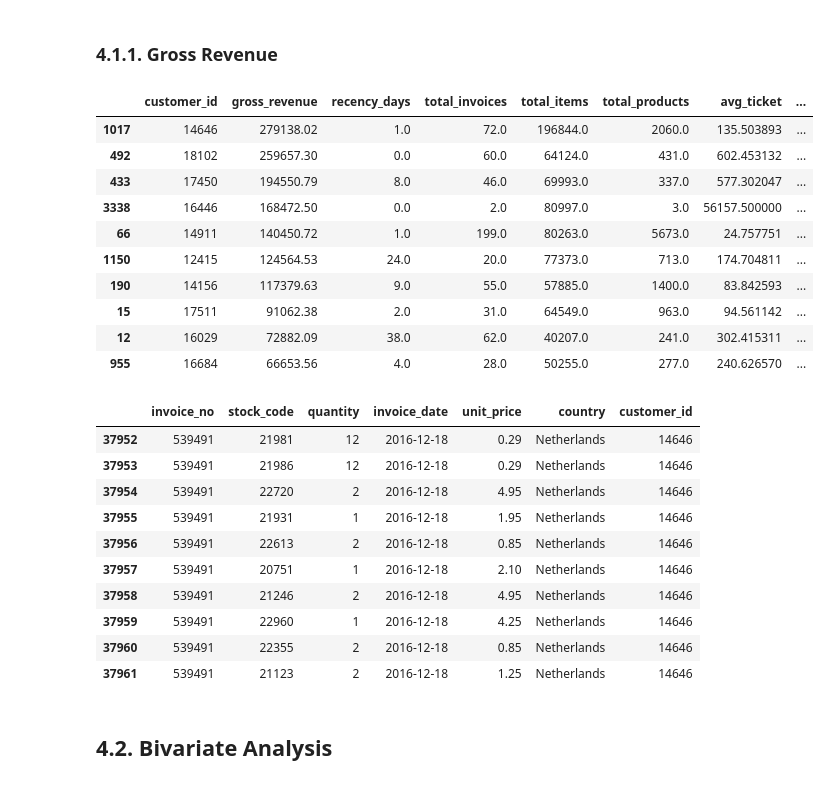
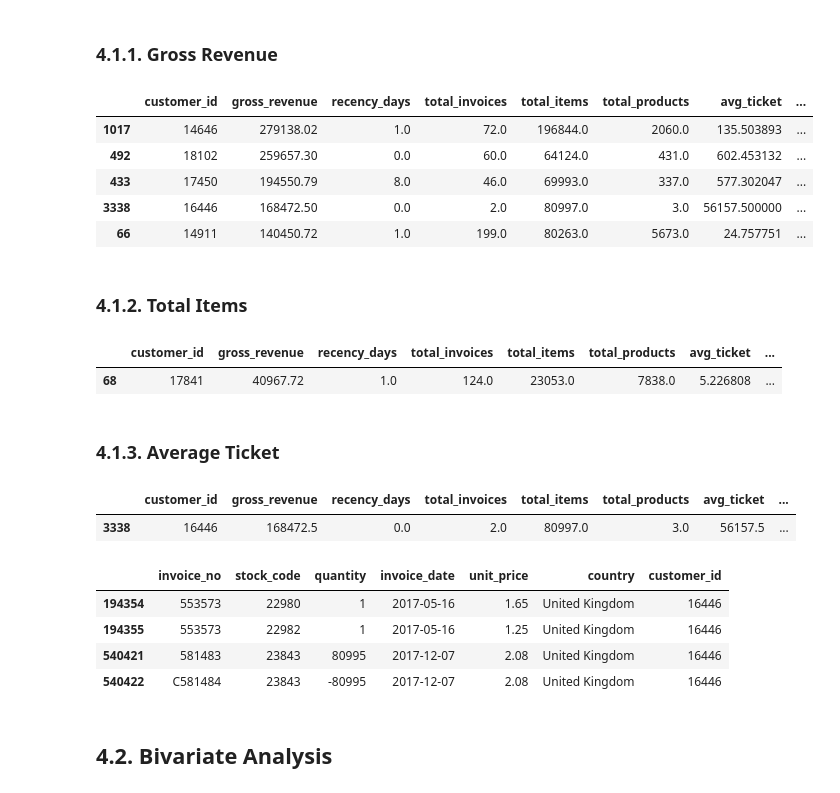
Before and after one commit to Lucas-Okamura/Insiders-Clustering, a Jupyter notebook: Insiders-Clustering.ipynb, the cells around one changed output. Cells and saved outputs as stored; diff of their text form; code cells hidden in the pictures.

```diff
--- a/Insiders-Clustering.ipynb
+++ b/Insiders-Clustering.ipynb
@@ -744,7 +748,7 @@ df4 = df_ref.dropna().copy()
 # %% [markdown]
 ### 4.1.1. Gross Revenue <a id='gross_revenue'></a>
 # %%
-df4.sort_values('gross_revenue', ascending = False).head(10)
+df4.sort_values('gross_revenue', ascending = False).head()
 # %% [output]
 |  | customer_id | gross_revenue | recency_days | total_invoices | total_items | total_products | avg_ticket | ... |
 | 1017 | 14646 | 279138.02 | 1.0 | 72.0 | 196844.0 | 2060.0 | 135.503893 | ... |
@@ -752,24 +756,27 @@ df4.sort_values('gross_revenue', ascending = False).head(10)
 | 433 | 17450 | 194550.79 | 8.0 | 46.0 | 69993.0 | 337.0 | 577.302047 | ... |
 | 3338 | 16446 | 168472.50 | 0.0 | 2.0 | 80997.0 | 3.0 | 56157.500000 | ... |
 | 66 | 14911 | 140450.72 | 1.0 | 199.0 | 80263.0 | 5673.0 | 24.757751 | ... |
-| 1150 | 12415 | 124564.53 | 24.0 | 20.0 | 77373.0 | 713.0 | 174.704811 | ... |
-| 190 | 14156 | 117379.63 | 9.0 | 55.0 | 57885.0 | 1400.0 | 83.842593 | ... |
-| 15 | 17511 | 91062.38 | 2.0 | 31.0 | 64549.0 | 963.0 | 94.561142 | ... |
-| 12 | 16029 | 72882.09 | 38.0 | 62.0 | 40207.0 | 241.0 | 302.415311 | ... |
-| 955 | 16684 | 66653.56 | 4.0 | 28.0 | 50255.0 | 277.0 | 240.626570 | ... |
+# %% [markdown]
+### 4.1.2. Total Items <a id='total_items'></a>
+# %%
+df4[df4['total_products'] == 7838]
+# %% [output]
+|  | customer_id | gross_revenue | recency_days | total_invoices | total_items | total_products | avg_ticket | ... |
+| 68 | 17841 | 40967.72 | 1.0 | 124.0 | 23053.0 | 7838.0 | 5.226808 | ... |
+# %% [markdown]
+### 4.1.3. Average Ticket <a id='average_ticket'></a>
+# %%
+df4[df4['avg_ticket'] == 56157.5]
+# %% [output]
+|  | customer_id | gross_revenue | recency_days | total_invoices | total_items | total_products | avg_ticket | ... |
+| 3338 | 16446 | 168472.5 | 0.0 | 2.0 | 80997.0 | 3.0 | 56157.5 | ... |
 # %%
-df3[df3['customer_id'] == 14646].head(10)
+df3[df3['customer_id'] == 16446]
 # %% [output]
 |  | invoice_no | stock_code | quantity | invoice_date | unit_price | country | customer_id |
-| 37952 | 539491 | 21981 | 12 | 2016-12-18 | 0.29 | Netherlands | 14646 |
-| 37953 | 539491 | 21986 | 12 | 2016-12-18 | 0.29 | Netherlands | 14646 |
-| 37954 | 539491 | 22720 | 2 | 2016-12-18 | 4.95 | Netherlands | 14646 |
-| 37955 | 539491 | 21931 | 1 | 2016-12-18 | 1.95 | Netherlands | 14646 |
-| 37956 | 539491 | 22613 | 2 | 2016-12-18 | 0.85 | Netherlands | 14646 |
-| 37957 | 539491 | 20751 | 1 | 2016-12-18 | 2.10 | Netherlands | 14646 |
-| 37958 | 539491 | 21246 | 2 | 2016-12-18 | 4.95 | Netherlands | 14646 |
-| 37959 | 539491 | 22960 | 1 | 2016-12-18 | 4.25 | Netherlands | 14646 |
-| 37960 | 539491 | 22355 | 2 | 2016-12-18 | 0.85 | Netherlands | 14646 |
-| 37961 | 539491 | 21123 | 2 | 2016-12-18 | 1.25 | Netherlands | 14646 |
+| 194354 | 553573 | 22980 | 1 | 2017-05-16 | 1.65 | United Kingdom | 16446 |
+| 194355 | 553573 | 22982 | 1 | 2017-05-16 | 1.25 | United Kingdom | 16446 |
+| 540421 | 581483 | 23843 | 80995 | 2017-12-07 | 2.08 | United Kingdom | 16446 |
+| 540422 | C581484 | 23843 | -80995 | 2017-12-07 | 2.08 | United Kingdom | 16446 |
 # %% [markdown]
 ## 4.2. Bivariate Analysis <a id='bivariate_analysis'></a>
```
Also changed, not shown: parts of 18 cells of this notebook.
